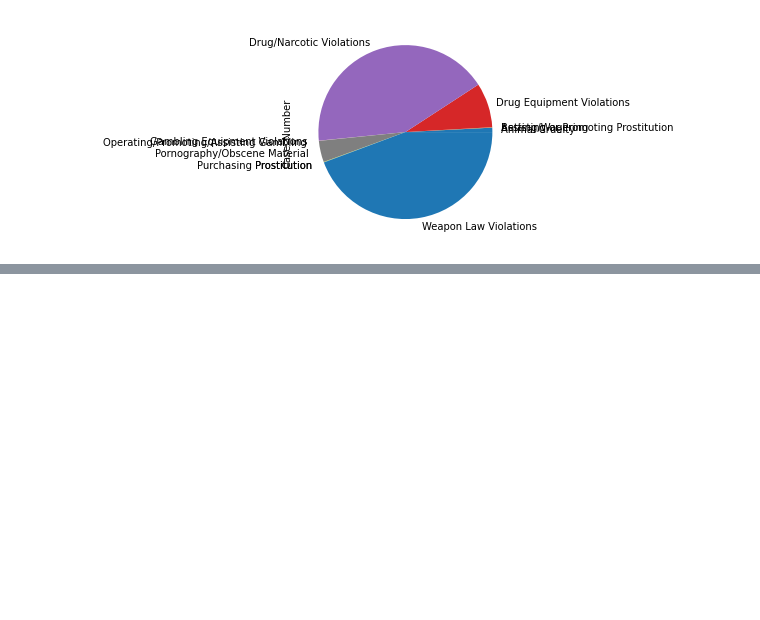
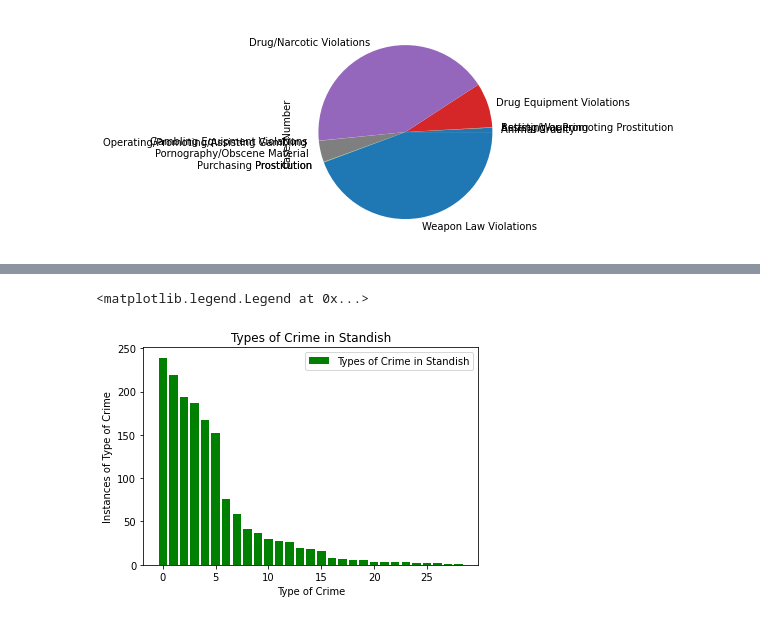
Before and after one commit to chrisolwell/MPLSCrime, a Jupyter notebook: mplsCrime.ipynb, the cells around one changed output, grey strips where cells are left out. Cells and saved outputs as stored; diff of their text form; code cells hidden in the pictures; blank space fills up the shorter version.

Commit message:
created a bar graph of types of crime in Standish with some customization. Can't get the offense type to show up on the chart yet.

```diff
--- a/mplsCrime.ipynb
+++ b/mplsCrime.ipynb
@@ -513,0 +511,4 @@ plt.show()
+# %%
+#Refactor code from above to create new dfs for crimes against column values
+standish_df = new_mpls_clean_df.loc[new_mpls_clean_df['Neighborhood']== "Standish"]
+standish_df
@@ -513,0 +546,3 @@ plt.show()
+# %%
+standish_counts_df=standish_df.Offense.value_counts()
+standish_counts_df
@@ -513,0 +567,3 @@ plt.show()
+# %%
+new_df=standish_counts_df.to_frame().reset_index()
+new_df
@@ -513,0 +588,12 @@ plt.show()
+# %%
+x_axis=new_df.index
+y_axis=new_df.Offense
+# %%
+plt.bar(x_axis, y_axis, color="green", label="Types of Crime in Standish")
+plt.xlabel("Type of Crime")
+plt.ylabel("Instances of Type of Crime")
+plt. title("Types of Crime in Standish")
+plt.legend()
+# %% [output]
+<matplotlib.legend.Legend at 0x...>
+[figure, added]
```
Also changed, not shown: parts of 11 cells of this notebook, 2 other files.
